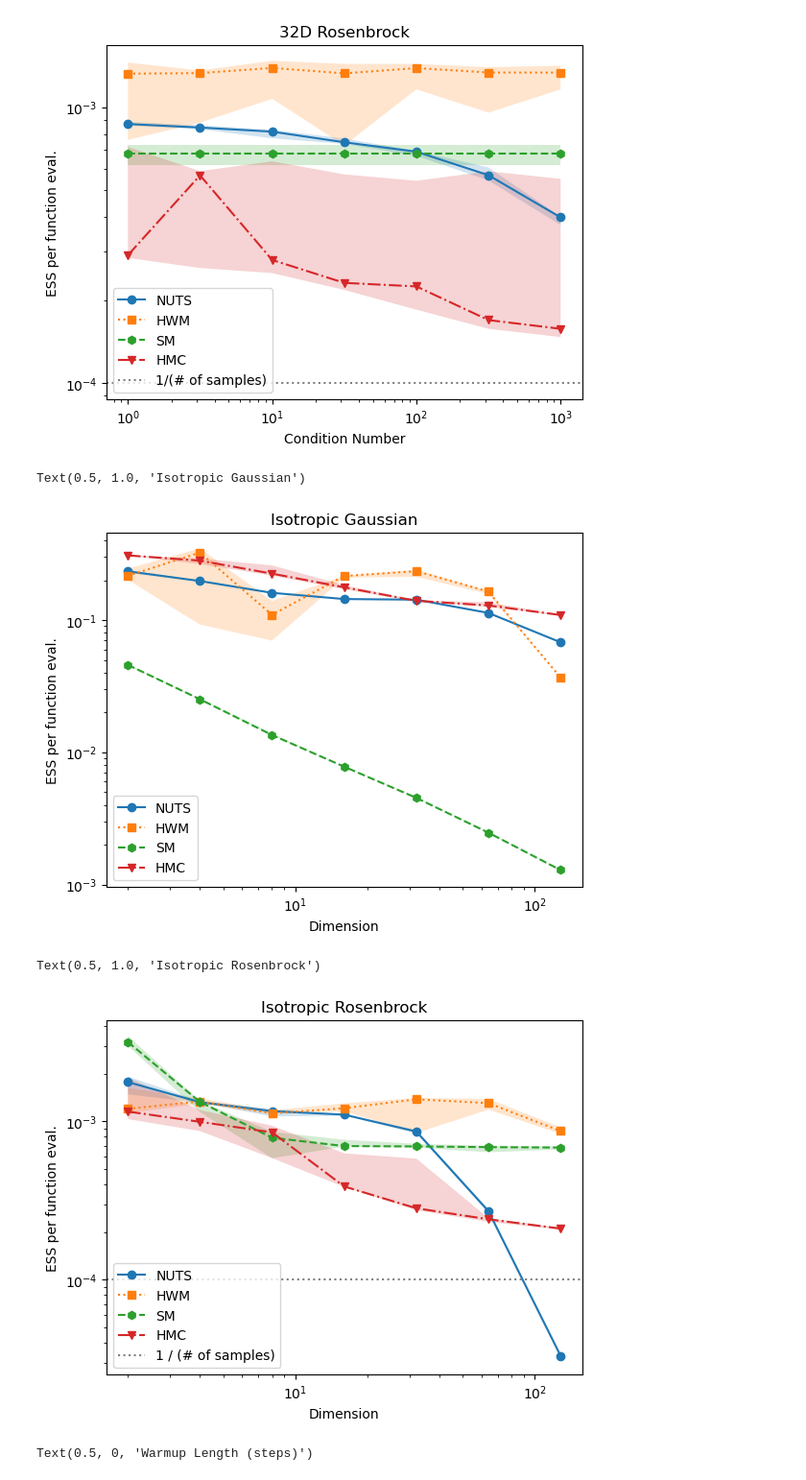
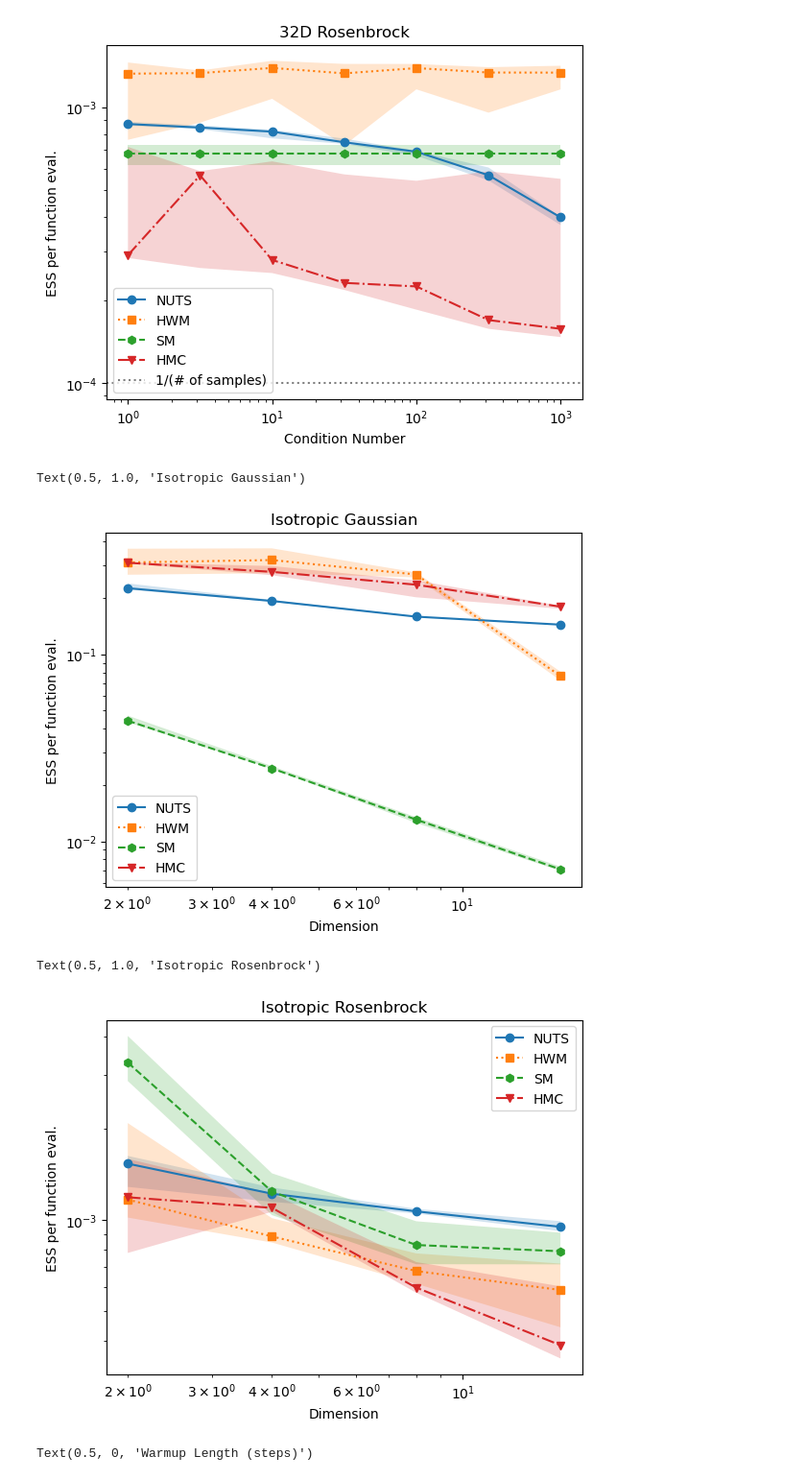
Before and after one commit to JackFoley02/AffineInvariantSamplers, a Jupyter notebook: plots.ipynb, the cells around one changed output. Shown at 96% size. Drawn from its saved outputs; the diff is of its cells as text; code cells hidden in the pictures.

```diff
--- a/plots.ipynb
+++ b/plots.ipynb
@@ -81,7 +81,7 @@ ESSpg_meds = results_dims_g['ESS_med']
 top = results_dims_g['ESS_top']
 bot = results_dims_g['ESS_bot']
 
-dims = [2, 4, 8, 16, 32, 64, 128]
+dims = [2, 4, 8, 16]
 linestyle = ['-', ':', '--', '-.']
 
 
@@ -101,36 +101,36 @@ plt.ylabel('ESS per function eval.')
 plt.title('Isotropic Gaussian')
 # %% [output]
 Text(0.5, 1.0, 'Isotropic Gaussian')
-[figure, old version]
+[figure, new version]
 # %%
 results_dims_r = np.load("Rosenbrock_dimension_zipped_results.npz")
 
 ESSpg_meds = results_dims_r['ESS_med']
 top = results_dims_r['ESS_top']
 bot = results_dims_r['ESS_bot']
 
-dims = [2, 4, 8, 16, 32, 64, 128]
+dims = [2, 4, 8, 16]
 linestyle = ['-', ':', '--', '-.']
 
 
 label = ['NUTS', 'HWM', 'SM', 'HMC']
 marker = ['o', 's', 'h', 'v']
 
 for values, labels, markers, linestyles, top, bot in zip(ESSpg_meds, label, marker, linestyle, top, bot):
     plt.plot(dims, values, marker =markers, linestyle = linestyles, label = labels)
     plt.fill_between(dims, top, bot, alpha = 0.2)
 
 
-plt.axhline(10e-05, color = 'gray', linestyle = ':', label = '1 / (# of samples)')
+#plt.axhline(10e-05, color = 'gray', linestyle = ':', label = '1 / (# of samples)')
 plt.legend()
 plt.yscale('log')
 plt.xscale('log')
 plt.xlabel('Dimension')
 plt.ylabel('ESS per function eval.')
 plt.title('Isotropic Rosenbrock')
 # %% [output]
 Text(0.5, 1.0, 'Isotropic Rosenbrock')
-[figure, old version]
+[figure, new version]
 # %%
 fig, ax = plt.subplots(3, 2, figsize = (10, 15))
 
```
Also changed, not shown: 9 other files.
